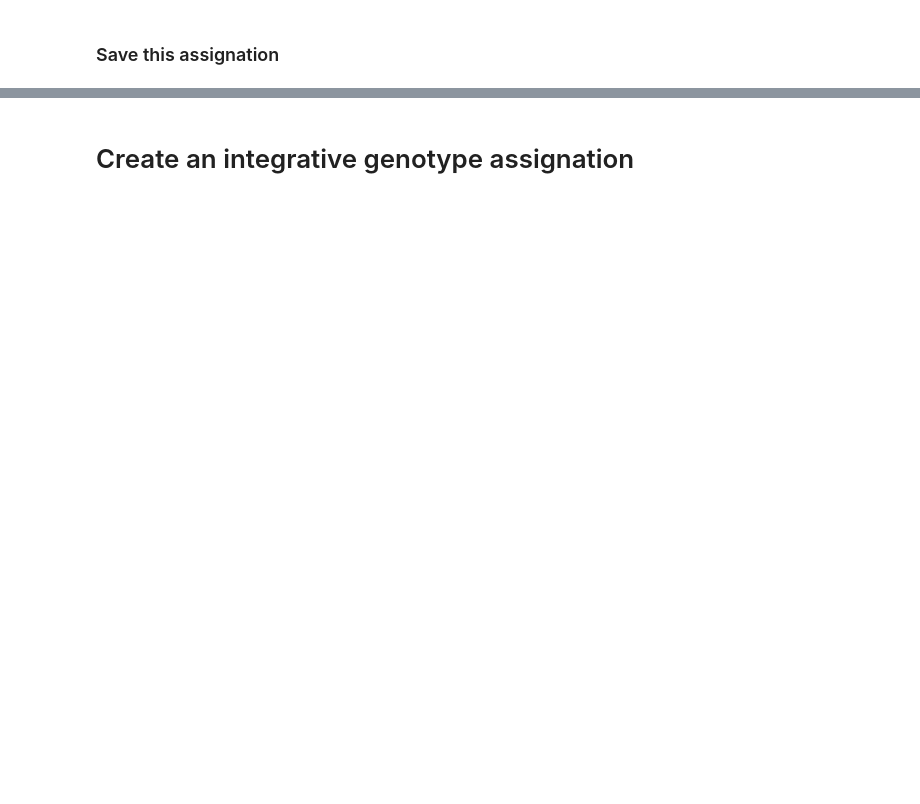
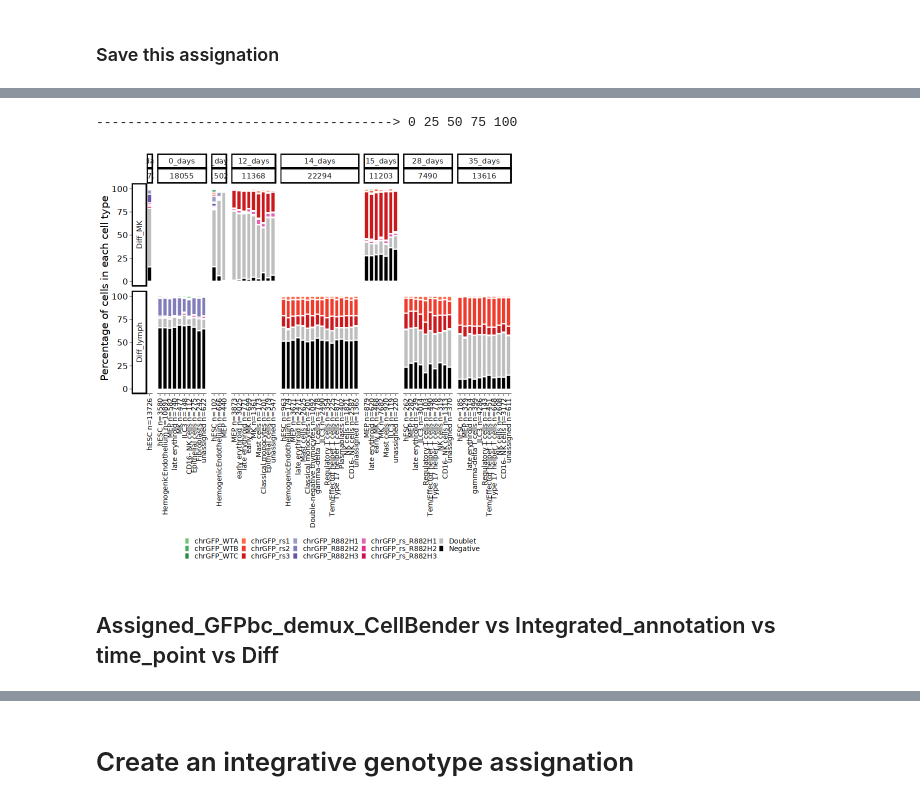
Before and after one commit to manueltar/Multiome_complete_processing, a Jupyter notebook: Jupyter_notebooks/notebook_to_assign_barcodes.ipynb, the cells around one changed output, grey strips where cells are left out. Drawn from its saved outputs; the diff is of its cells as text; code cells hidden in the pictures; blank space fills up the shorter version.

```diff
--- a/Jupyter_notebooks/notebook_to_assign_barcodes.ipynb
+++ b/Jupyter_notebooks/notebook_to_assign_barcodes.ipynb
@@ -539,4 +1337,5 @@ Freq.table<-as.data.frame(met.dt[,.(Freq=.N),by=key(met.dt)], stringsAsFactors=F
 # %%
-met.dt<-data.table(met, key=c("time_point","current_anot"))
+met.dt<-data.table(met, key=c("time_point","Integrated_annotation","Diff"))
 Freq.TOTAL<-as.data.frame(met.dt[,.(TOTAL=.N),by=key(met.dt)], stringsAsFactors=F)
-#Freq.TOTAL
+
+str(Freq.TOTAL)
@@ -543,7 +1348,7 @@ Freq.TOTAL<-as.data.frame(met.dt[,.(TOTAL=.N),by=key(met.dt)], stringsAsFactors=
 # %%
 Freq.table<-merge(Freq.table,
                   Freq.TOTAL,
-                  by=c("time_point","current_anot"))
+                  by=c("time_point","Integrated_annotation","Diff"))
 Freq.table$Perc<-round((100*(Freq.table$Freq/Freq.table$TOTAL)),2)
 
 #Freq.table
@@ -560,9 +1366,6 @@ str(Freq.table)
 # %%
-met.dt<-data.table(met, key=c("time_point"))
+met.dt<-data.table(met, key=c("time_point","Diff"))
 Freq.time_point<-as.data.frame(met.dt[,.(ntime=.N),by=key(met.dt)], stringsAsFactors=F)
 
-Freq.table<-merge(Freq.table,
-                  Freq.time_point,
-                  by="time_point")
 
-#Freq.table
+str(Freq.time_point)
@@ -580,4 +1377,6 @@ str(Freq.table)
 # %%
-Freq.TOTAL<-merge(Freq.TOTAL,
+Freq.table<-merge(Freq.table,
                   Freq.time_point,
-                  by="time_point")
+                  by=c("time_point","Diff"))
+
+str(Freq.table)
@@ -985,0 +1421,57 @@ summary(droplevels(interaction(adata@meta.data$Assigned_GFPbc, adata@meta.data$A
+# %%
+#### Stacked Graph #1---------------
+
+  breaks.Rank<-(seq(0,100,by=25))
+  labels.Rank<-as.character(breaks.Rank)
+
+  cat("-------------------------------------->\t")
+  cat(sprintf(as.character(labels.Rank)))
+  cat("\n")
+
+
+  stacked_barplot<-Freq.table_filtered %>%
+    mutate(myaxis = paste0(Integrated_annotation, " ", "n=", TOTAL), drop=F) %>%
+    mutate(myaxis=fct_reorder(myaxis,as.numeric(Integrated_annotation)), drop=F) %>%
+    ggplot(aes(x=myaxis, y=Perc, fill=Assigned_GFPbc_demux__NO_CellBender)) +
+    geom_bar(stat="identity",colour='white')+
+    scale_y_continuous(name=paste("Percentage of cells in each cell type",sep=" "),breaks=breaks.Rank,labels=labels.Rank,
+                       limits=c(breaks.Rank[1],breaks.Rank[length(breaks.Rank)]+1))+
+    scale_fill_manual(values=fill_colours,
+                      drop=F,
+                      name="Genotype")
+
+ stacked_barplot<-stacked_barplot+
+    theme_cowplot(font_size = 2)+
+    facet_grid(Diff ~ time_point+ntime, scales='free_x', space='free_x', switch="y",
+               labeller=labeller(paste0(Freq.table_filtered$time_point, "\n", "n=", Freq.table_filtered$ntime, drop=T)))+
+    scale_x_discrete(name="Integrated_annotation", drop=T)+
+    theme( strip.background = element_blank(),
+           strip.placement = "outside",
+           strip.text = element_text(size=6),
+           panel.spacing = unit(0.2, "lines"),
+           panel.background=element_rect(fill="white"),
+           panel.border=element_rect(colour="white",size=0,5),
+           panel.grid.major = element_blank(),
+           panel.grid.minor = element_blank())+
+        theme_classic()+
+            theme(axis.title.y=element_text(size=12, color="black", family="sans"),
+                  axis.title.x=element_blank(),
+                  axis.text.y=element_text(angle=0,size=10, color="black", family="sans"),
+                  axis.text.x=element_text(angle=90,size=8,hjust=1,vjust=0.5,color="black", family="sans"),
+                  axis.line.x = element_line(size = 0.2),
+                  axis.ticks.x = element_line(size = 0.2),
+                  axis.ticks.y = element_line(size = 0.2),
+                  axis.line.y = element_line(size = 0.2))+
+            theme(legend.title = element_blank(),
+                  legend.text = element_text(size=8, color="black", family="sans"),
+                  legend.key.size = unit(0.25, 'cm'), #change legend key size
+                  legend.key.height = unit(0.25, 'cm'), #change legend key height
+                  legend.key.width = unit(0.25, 'cm'), #change legend key width
+                  legend.position="bottom")
+
+
+
+stacked_barplot
+# %% [output]
+--------------------------------------> 0 25 50 75 100
+[figure, added]
@@ -985,0 +1490,2 @@ summary(droplevels(interaction(adata@meta.data$Assigned_GFPbc, adata@meta.data$A
+# %% [markdown]
+## Assigned_GFPbc_demux_CellBender vs Integrated_annotation vs time_point vs Diff
```
Also changed, not shown: parts of 290 cells of this notebook, 1 other file.
